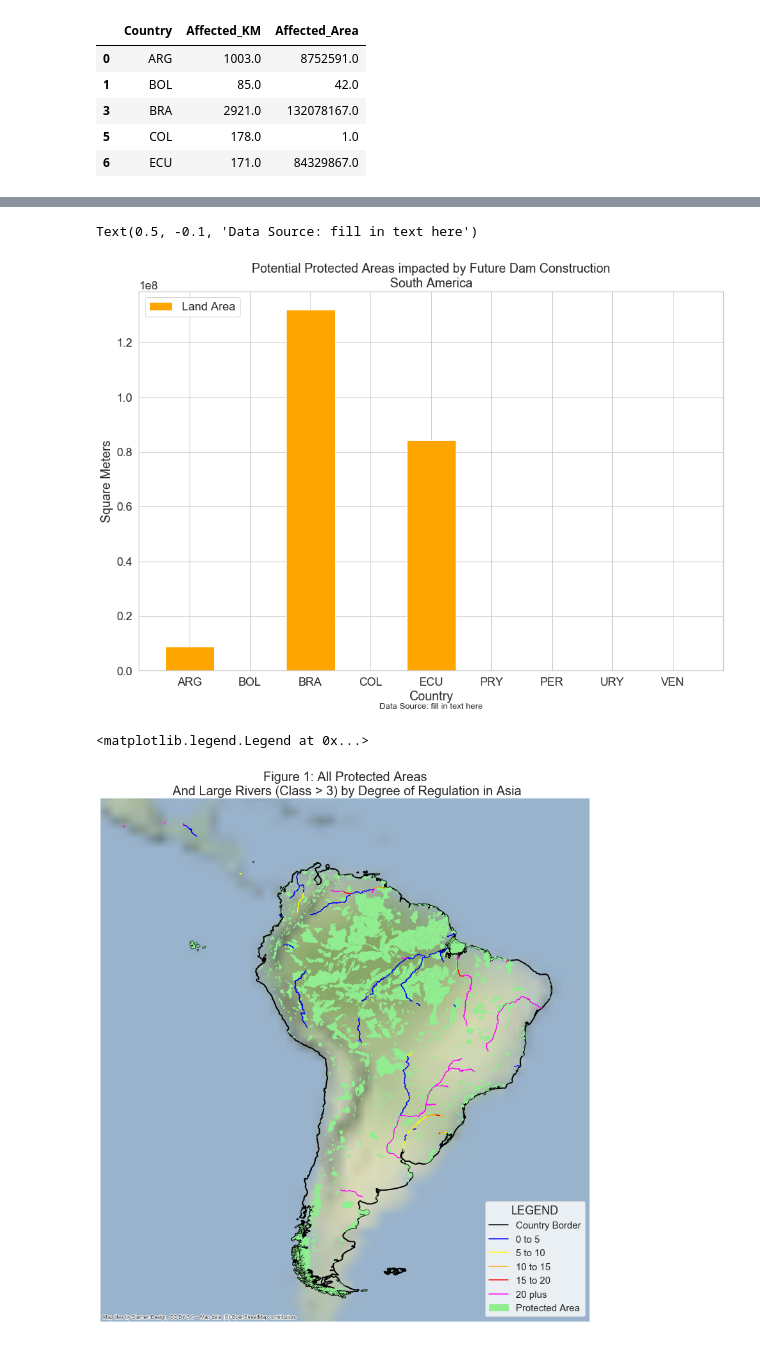
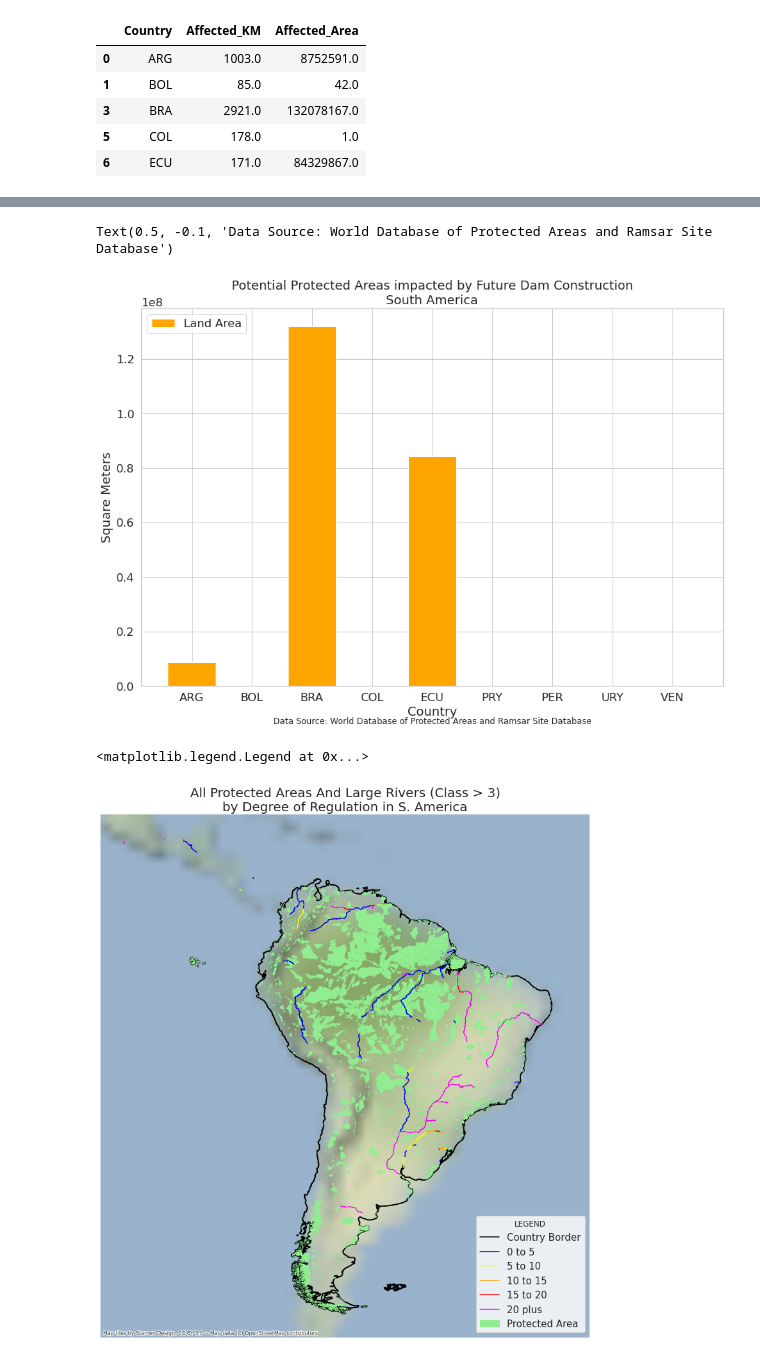
Before and after one commit to lherwehe/global-dam-impacts, a Jupyter notebook: exploration-notebooks/dam-impacts-on-protected-areas-calc-sam.ipynb, the cells around one changed output, grey strips where cells are left out. Drawn from its saved outputs; the diff is of its cells as text; code cells hidden in the pictures.

Commit message:
fixed typos, text on figures.

```diff
--- a/exploration-notebooks/dam-impacts-on-protected-areas-calc-sam.ipynb
+++ b/exploration-notebooks/dam-impacts-on-protected-areas-calc-sam.ipynb
@@ -308,13 +300,13 @@ plt.legend(loc="upper left")
 ax.set(title="Potential Protected Areas impacted by Future Dam Construction\nSouth America",
        xlabel="Country", ylabel="Square Meters")
 ax.text(0.5, -0.1,
-        "Data Source: fill in text here",
+        "Data Source: World Database of Protected Areas and Ramsar Site Database",
         size=12,
         ha="center",
         transform=ax.transAxes)
 # %% [output]
-Text(0.5, -0.1, 'Data Source: fill in text here')
+Text(0.5, -0.1, 'Data Source: World Database of Protected Areas and Ramsar Site Database')
-[figure, old version]
+[figure, new version]
 # %%
 # Get continent border for plotting
 sam_border = continent_borders[continent_borders['CONTINENT'] == "South America"]
@@ -332,32 +324,32 @@ black_line = mlines.Line2D([], [], color='black', label='Country Border')
 blue_line = mlines.Line2D([], [], color='blue', label='0 to 5')
 yellow_line = mlines.Line2D([], [], color='yellow', label='5 to 10')
 orange_line = mlines.Line2D([], [], color='orange', label='10 to 15')
 red_line = mlines.Line2D([], [], color='red', label='15 to 20')
 magenta_line = mlines.Line2D([], [], color='magenta', label='20 plus')
 lightgreen_patch = mpatches.Patch(color='lightgreen', label='Protected Area')
 
 fig, ax = plt.subplots(figsize=(15, 15))
 sam_border.plot(ax=ax, color="none",  edgecolor="black", linewidth=2)
 wdpa_ramsar_sa.plot(ax=ax, color="lightgreen", edgecolor='none')
 dor_0to5.plot(ax=ax,
               color='blue', edgecolor='none')
 dor_5to10.plot(ax=ax,
                color='yellow', edgecolor='none')
 dor_10to15.plot(ax=ax,
                 color='orange', edgecolor='none')
 dor_15to20.plot(ax=ax,
                 color='red', edgecolor='none')
 dor_over20.plot(ax=ax,
                 color='magenta', edgecolor='none')
 ctx.add_basemap(ax, url=ctx.providers.Stamen.Terrain, zoom=0)
 ax.set_title(
-    'Figure 1: All Protected Areas\n And Large Rivers (Class > 3) by Degree of Regulation in Asia', size=20)
+    'All Protected Areas And Large Rivers (Class > 3)\nby Degree of Regulation in S. America', size=20)
 ax.set_axis_off()
 ax.legend(handles=[black_line, blue_line, yellow_line, orange_line, red_line, magenta_line, lightgreen_patch],
           fontsize=15,
           frameon=True,
           loc=('lower right'),
           title="LEGEND")
 # %% [output]
 <matplotlib.legend.Legend at 0x...>
-[figure, old version]
+[figure, new version]
```
Also changed, not shown: parts of 4 cells of this notebook.
